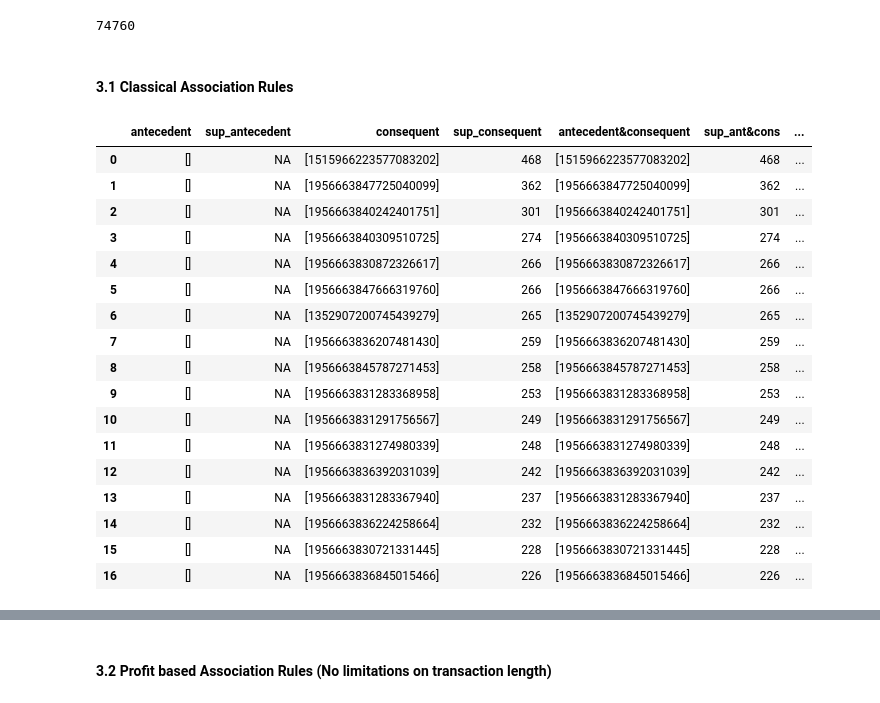
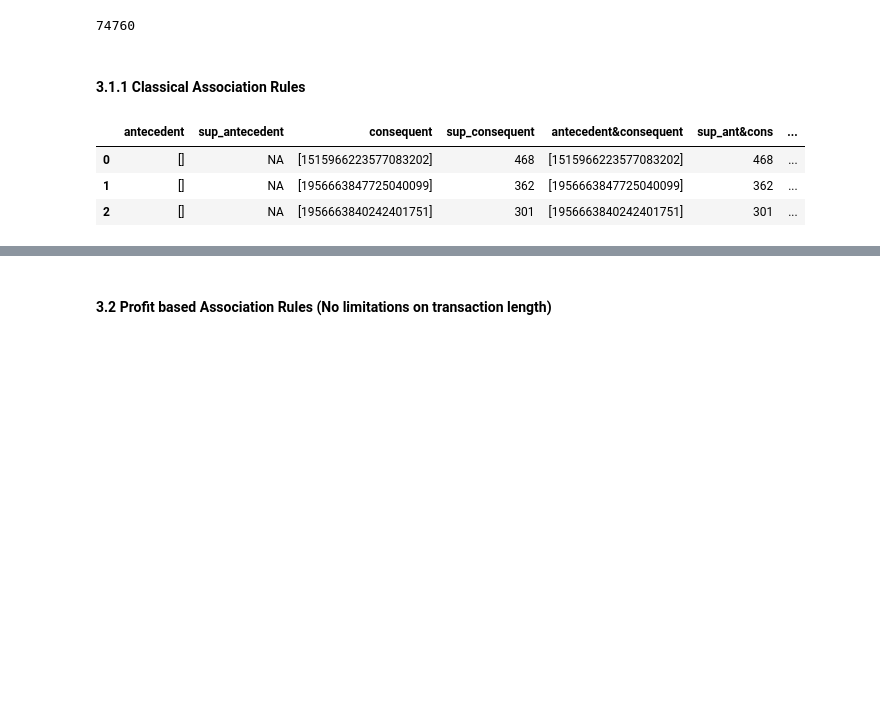
Before and after one commit to dawei7/Detecting-patterns-in-purchase-history-using-association-rule-learning-methods, a Jupyter notebook: Analaysis_Kaggle_Jewelery_Dataset.ipynb, the cells around one changed output, grey strips where cells are left out. Saved outputs shown, nothing was run; the diff lists cells and outputs as text; code cells hidden in the pictures; blank space fills up the shorter version.

```diff
--- a/Analaysis_Kaggle_Jewelery_Dataset.ipynb
+++ b/Analaysis_Kaggle_Jewelery_Dataset.ipynb
@@ -215,39 +219,25 @@ length_of_transactions.sum()
 # %% [output]
 74760
 # %% [markdown]
-#### 3.1 Classical Association Rules
+#### 3.1.1 Classical Association Rules
 # %%
 import modified_fp_growth_algorithm.modified_fp_growth_latest as mod_fp_growth
 
 rules = mod_fp_growth.fpgrowthFromDataFrame(\
     data,
-    minSupRatio=0.003,
+    minSupRatio=0.004,
     maxSupRatio=1,
     minConf=0,
     item_col=1
     )
 
 rules.to_excel("fp_groth_out.xlsx",index=False)
 rules
 # %% [output]
 |  | antecedent | sup_antecedent | consequent | sup_consequent | antecedent&consequent | sup_ant&cons | ... |
 | 0 | [] | NA | [1515966223577083202] | 468 | [1515966223577083202] | 468 | ... |
 | 1 | [] | NA | [1956663847725040099] | 362 | [1956663847725040099] | 362 | ... |
 | 2 | [] | NA | [1956663840242401751] | 301 | [1956663840242401751] | 301 | ... |
-| 3 | [] | NA | [1956663840309510725] | 274 | [1956663840309510725] | 274 | ... |
-| 4 | [] | NA | [1956663830872326617] | 266 | [1956663830872326617] | 266 | ... |
-| 5 | [] | NA | [1956663847666319760] | 266 | [1956663847666319760] | 266 | ... |
-| 6 | [] | NA | [1352907200745439279] | 265 | [1352907200745439279] | 265 | ... |
-| 7 | [] | NA | [1956663836207481430] | 259 | [1956663836207481430] | 259 | ... |
-| 8 | [] | NA | [1956663845787271453] | 258 | [1956663845787271453] | 258 | ... |
-| 9 | [] | NA | [1956663831283368958] | 253 | [1956663831283368958] | 253 | ... |
-| 10 | [] | NA | [1956663831291756567] | 249 | [1956663831291756567] | 249 | ... |
-| 11 | [] | NA | [1956663831274980339] | 248 | [1956663831274980339] | 248 | ... |
-| 12 | [] | NA | [1956663836392031039] | 242 | [1956663836392031039] | 242 | ... |
-| 13 | [] | NA | [1956663831283367940] | 237 | [1956663831283367940] | 237 | ... |
-| 14 | [] | NA | [1956663836224258664] | 232 | [1956663836224258664] | 232 | ... |
-| 15 | [] | NA | [1956663830721331445] | 228 | [1956663830721331445] | 228 | ... |
-| 16 | [] | NA | [1956663836845015466] | 226 | [1956663836845015466] | 226 | ... |
 # %%
 # A minSupRatio of 0.007 means, in case of profitability, that it represents 0.007 of total revenues rspectively profit. We made the profit fo each product equal.
 # Let's oberserve what kind of items we have found.
```
Also changed, not shown: parts of 12 cells of this notebook, 6 other files.
